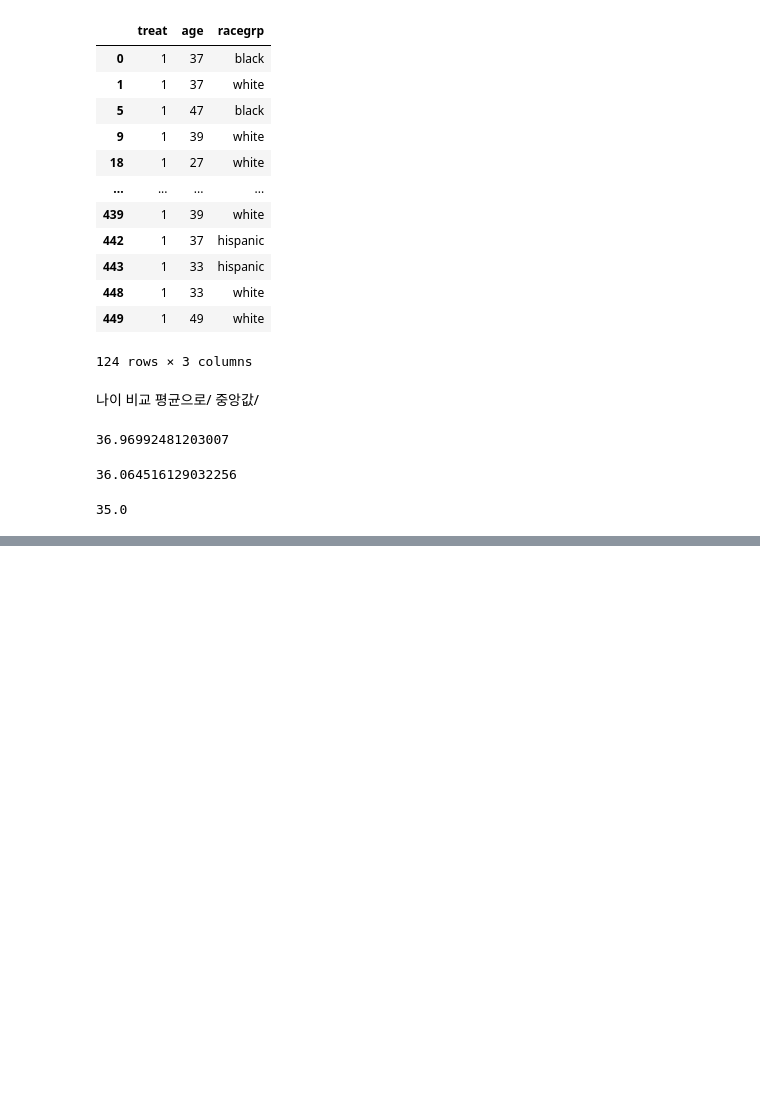
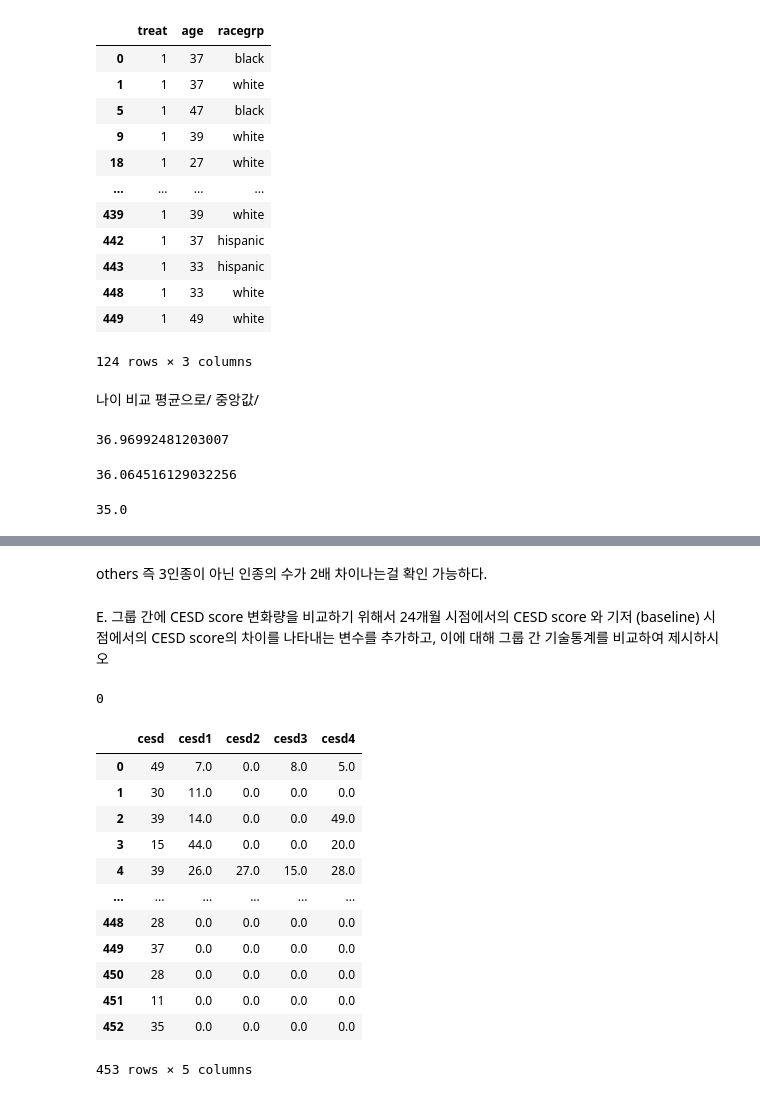
Before and after one commit to chosunghyun18/ML_DL_Statics, a Jupyter notebook: folder_for_code/pythoncode/helpcsvanalysis.ipynb, the cells around one changed output, grey strips where cells are left out. Cells and saved outputs as stored; diff of their text form; code cells hidden in the pictures; blank space fills up the shorter version.

```diff
--- a/folder_for_code/pythoncode/helpcsvanalysis.ipynb
+++ b/folder_for_code/pythoncode/helpcsvanalysis.ipynb
@@ -441,0 +431,36 @@ dft
+# %% [markdown]
+others 즉 3인종이 아닌 인종의 수가 2배 차이나는걸 확인 가능하다.
+# %% [markdown]
+E.
+그룹 간에 CESD score 변화량을 비교하기 위해서 24개월 시점에서의 CESD score 와 기저 (baseline) 시점에서의 CESD score의 차이를 나타내는 변수를 추가하고, 이에 대해 그룹 간 기술통계를 비교하여 제시하시오
+# %%
+# cesd1 ~cesd4 , cesd data accpept
+#결측치 0 으로 채움
+ds['cesd']=ds['cesd'].fillna(0)
+ds['cesd1']=ds['cesd1'].fillna(0)
+ds['cesd2']=ds['cesd2'].fillna(0)
+ds['cesd3']=ds['cesd3'].fillna(0)
+ds['cesd4']=ds['cesd4'].fillna(0)
+# %%
+ds.cesd1.isnull().sum()
+# %% [output]
+0
+# %%
+#ds에서 특정 칼럼들만 포함해서 추출 : 초기
+cesd_data= ds[['cesd','cesd1','cesd2','cesd3','cesd4']]
+# %%
+cesd_data
+# %% [output]
+|  | cesd | cesd1 | cesd2 | cesd3 | cesd4 |
+| 0 | 49 | 7.0 | 0.0 | 8.0 | 5.0 |
+| 1 | 30 | 11.0 | 0.0 | 0.0 | 0.0 |
+| 2 | 39 | 14.0 | 0.0 | 0.0 | 49.0 |
+| 3 | 15 | 44.0 | 0.0 | 0.0 | 20.0 |
+| 4 | 39 | 26.0 | 27.0 | 15.0 | 28.0 |
+| ... | ... | ... | ... | ... | ... |
+| 448 | 28 | 0.0 | 0.0 | 0.0 | 0.0 |
+| 449 | 37 | 0.0 | 0.0 | 0.0 | 0.0 |
+| 450 | 28 | 0.0 | 0.0 | 0.0 | 0.0 |
+| 451 | 11 | 0.0 | 0.0 | 0.0 | 0.0 |
+| 452 | 35 | 0.0 | 0.0 | 0.0 | 0.0 |
+453 rows × 5 columns
```
Also changed, not shown: parts of 61 cells of this notebook, 1 other file.
